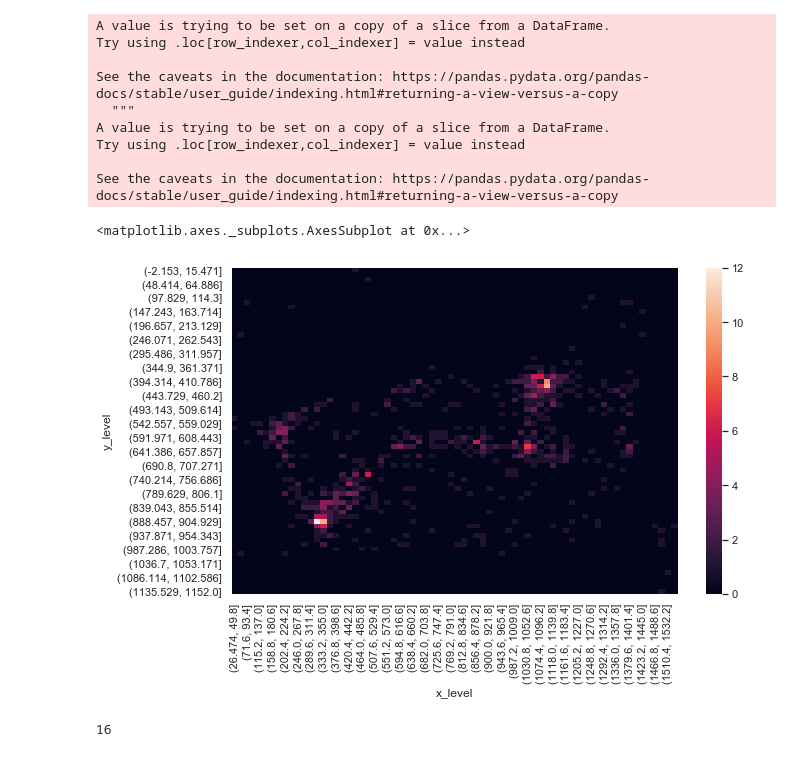
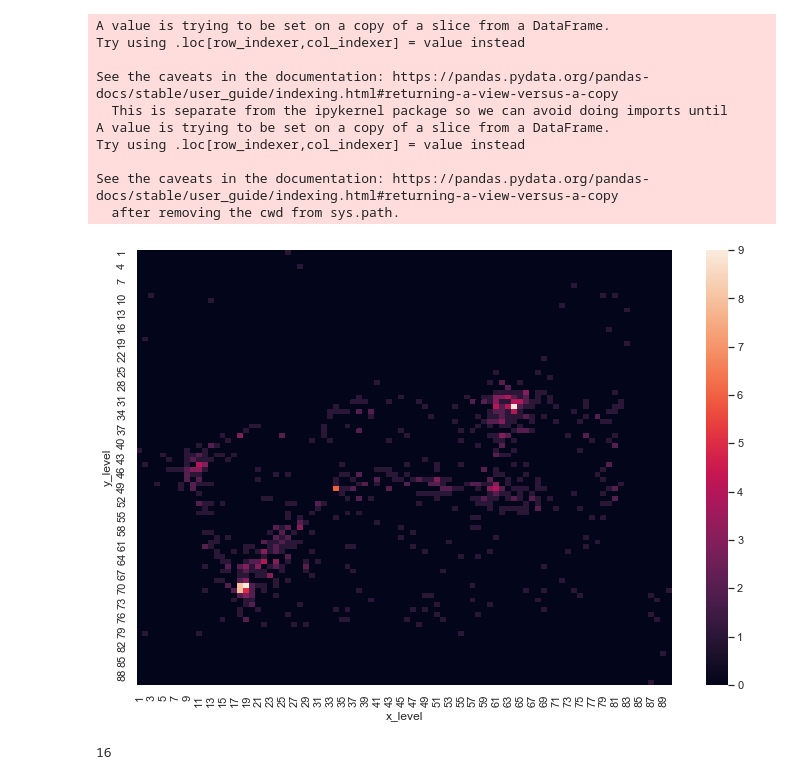
Before and after one commit to ClintonEmok/DBL-Backend, a Jupyter notebook: Heatmap and Animation.ipynb, the cells around one changed output. Saved outputs shown, nothing was run; the diff lists cells and outputs as text; code cells hidden in the pictures.

```diff
--- a/Heatmap and Animation.ipynb
+++ b/Heatmap and Animation.ipynb
@@ -19,12 +19,10 @@ tracking_data.set_index(['FixationIndex'], inplace = True)
 df_test = tracking_data[tracking_data['StimuliName'] == '09_Tokyo_S1.jpg']
 #df_test.reset_index(drop = True, inplace = True)
 # %%
-#levels = [1, 2, 3, 4, 5, 6, 7, 8, 9, 10, 11, 12, 13, 14, 15, 16, 17, 18, 19, 20, 21, 22, 23]
+levels = np.arange(1, 91, 1)
 
-cut_length = 70
-
-df_test['x_level'] = pd.cut(df_test['MappedFixationPointX'], cut_length)
-df_test['y_level'] = pd.cut(df_test['MappedFixationPointY'], cut_length)
+df_test['x_level'] = pd.cut(df_test['MappedFixationPointX'], len(levels), labels = levels)
+df_test['y_level'] = pd.cut(df_test['MappedFixationPointY'], len(levels), labels = levels)
 
 df_grouped = df_test.groupby(['y_level', 'x_level']).count().reset_index()
 df_grouped['count'] = df_grouped['StimuliName'].fillna(0)
@@ -36,17 +34,18 @@ A value is trying to be set on a copy of a slice from a DataFrame.
 Try using .loc[row_indexer,col_indexer] = value instead
 
 See the caveats in the documentation: https://pandas.pydata.org/pandas-docs/stable/user_guide/indexing.html#returning-a-view-versus-a-copy
-  """
+  This is separate from the ipykernel package so we can avoid doing imports until
 A value is trying to be set on a copy of a slice from a DataFrame.
 Try using .loc[row_indexer,col_indexer] = value instead
 
 See the caveats in the documentation: https://pandas.pydata.org/pandas-docs/stable/user_guide/indexing.html#returning-a-view-versus-a-copy
+  after removing the cwd from sys.path.
 # %%
-fig, ax = plt.subplots(figsize = (10,6))
+fig, ax = plt.subplots(figsize = (12,8))
 sns.heatmap(df_matrix, square = False, ax = ax)
+fig.savefig('09_Tokyo_S1 Heatmap.png')
 # %% [output]
-<matplotlib.axes._subplots.AxesSubplot at 0x...>
-[figure, old version]
+[figure, new version]
 # %%
 df_test_p1 = df_test[df_test['user'] == 'p1']
 df_test_p1.reset_index(drop = True, inplace = True)
```
Also changed, not shown: 7 other files.
